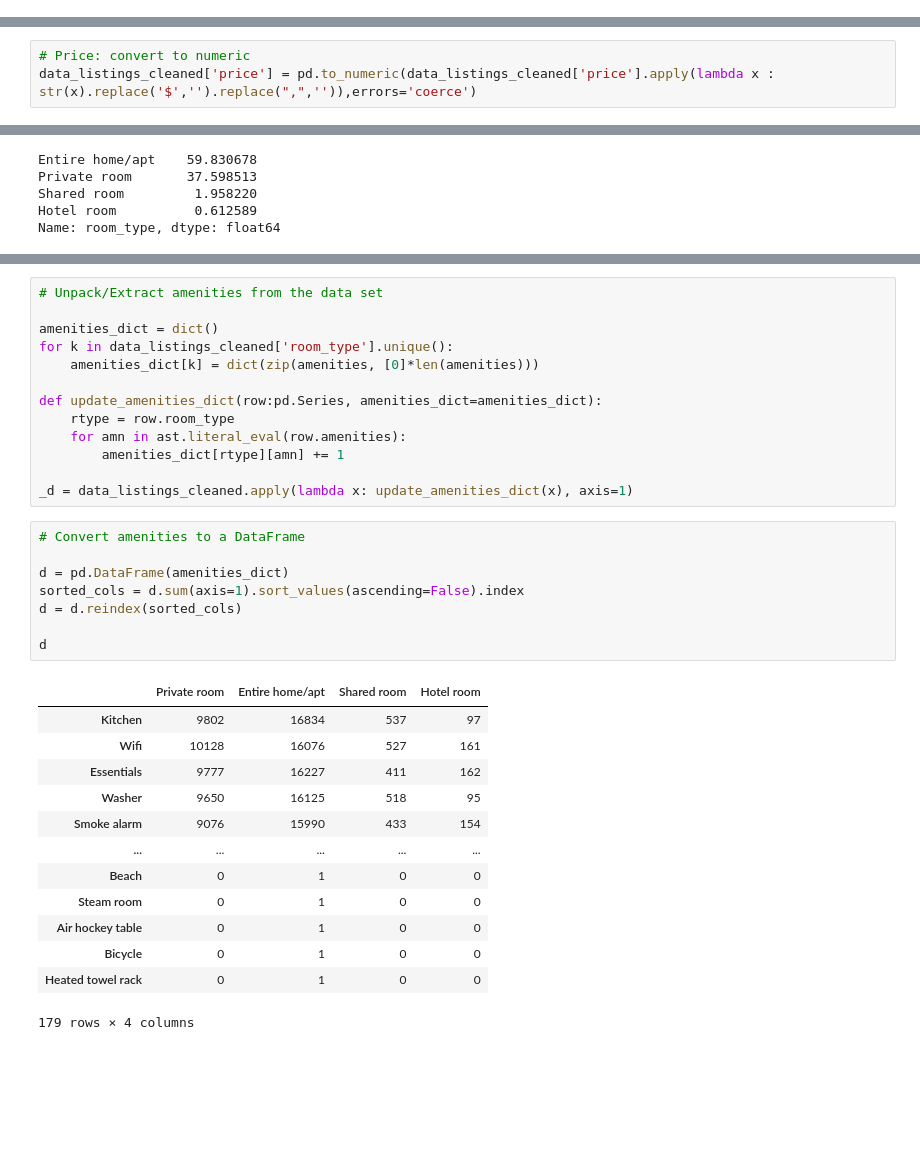
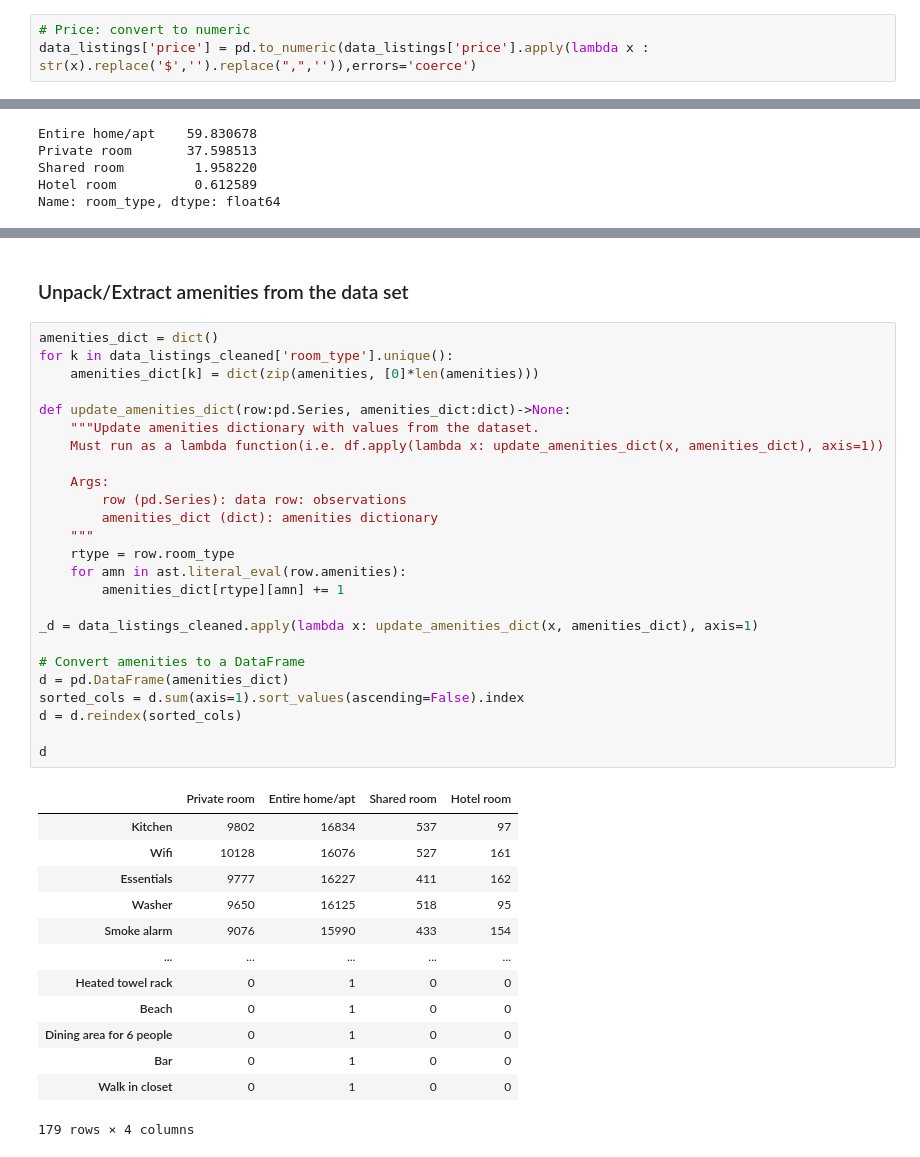
Before and after one commit to mrat1618/airbnb-eda-sydney, a Jupyter notebook: airbnb-eda-sydney.ipynb, the cells around one changed output, grey strips where cells are left out. Saved outputs shown, nothing was run; the diff lists cells and outputs as text; blank space fills up the shorter version.

```diff
--- a/airbnb-eda-sydney.ipynb
+++ b/airbnb-eda-sydney.ipynb
@@ -60 +88,4 @@ pd.set_option("display.max_columns", None)
+# %%
+# Price: convert to numeric
+data_listings['price'] = pd.to_numeric(data_listings['price'].apply(lambda x : str(x).replace('$','').replace(",",'')),errors='coerce')
 # %%
@@ -151,6 +209,3 @@ plt.xlabel("Min. Nights")
 plt.show()
 # %% [output]
 [figure]
-# %%
-# Price: convert to numeric
-data_listings_cleaned['price'] = pd.to_numeric(data_listings_cleaned['price'].apply(lambda x : str(x).replace('$','').replace(",",'')),errors='coerce')
@@ -369,38 +431,44 @@ _d = data_listings_cleaned['amenities'].apply(lambda x: create_amenities_list(am
 print(f"Number of unique amenities: {len(amenities)}")
 # %% [output]
 Number of unique amenities: 179
+# %% [markdown]
+### Unpack/Extract amenities from the data set
 # %%
-# Unpack/Extract amenities from the data set
-
 amenities_dict = dict()
 for k in data_listings_cleaned['room_type'].unique():
     amenities_dict[k] = dict(zip(amenities, [0]*len(amenities)))
 
-def update_amenities_dict(row:pd.Series, amenities_dict=amenities_dict):
+def update_amenities_dict(row:pd.Series, amenities_dict:dict)->None:
+    """Update amenities dictionary with values from the dataset.
+    Must run as a lambda function(i.e. df.apply(lambda x: update_amenities_dict(x, amenities_dict), axis=1))
+
+    Args:
+        row (pd.Series): data row: observations
+        amenities_dict (dict): amenities dictionary
+    """
     rtype = row.room_type
     for amn in ast.literal_eval(row.amenities):
         amenities_dict[rtype][amn] += 1
 
-_d = data_listings_cleaned.apply(lambda x: update_amenities_dict(x), axis=1)
+_d = data_listings_cleaned.apply(lambda x: update_amenities_dict(x, amenities_dict), axis=1)
+
+# Convert amenities to a DataFrame
+d = pd.DataFrame(amenities_dict)
+sorted_cols = d.sum(axis=1).sort_values(ascending=False).index
+d = d.reindex(sorted_cols)
+
+d
+# %% [output]
+|  | Private room | Entire home/apt | Shared room | Hotel room |
+| Kitchen | 9802 | 16834 | 537 | 97 |
+| Wifi | 10128 | 16076 | 527 | 161 |
+| Essentials | 9777 | 16227 | 411 | 162 |
+| Washer | 9650 | 16125 | 518 | 95 |
+| Smoke alarm | 9076 | 15990 | 433 | 154 |
+| ... | ... | ... | ... | ... |
+| Heated towel rack | 0 | 1 | 0 | 0 |
+| Beach | 0 | 1 | 0 | 0 |
+| Dining area for 6 people | 0 | 1 | 0 | 0 |
+| Bar | 0 | 1 | 0 | 0 |
+| Walk in closet | 0 | 1 | 0 | 0 |
+179 rows × 4 columns
-# %%
-# Convert amenities to a DataFrame
-
-d = pd.DataFrame(amenities_dict)
-sorted_cols = d.sum(axis=1).sort_values(ascending=False).index
-d = d.reindex(sorted_cols)
-
-d
-# %% [output]
-|  | Private room | Entire home/apt | Shared room | Hotel room |
-| Kitchen | 9802 | 16834 | 537 | 97 |
-| Wifi | 10128 | 16076 | 527 | 161 |
-| Essentials | 9777 | 16227 | 411 | 162 |
-| Washer | 9650 | 16125 | 518 | 95 |
-| Smoke alarm | 9076 | 15990 | 433 | 154 |
-| ... | ... | ... | ... | ... |
-| Beach | 0 | 1 | 0 | 0 |
-| Steam room | 0 | 1 | 0 | 0 |
-| Air hockey table | 0 | 1 | 0 | 0 |
-| Bicycle | 0 | 1 | 0 | 0 |
-| Heated towel rack | 0 | 1 | 0 | 0 |
-179 rows × 4 columns
```
Also changed, not shown: parts of 71 cells of this notebook, 6 other files.
